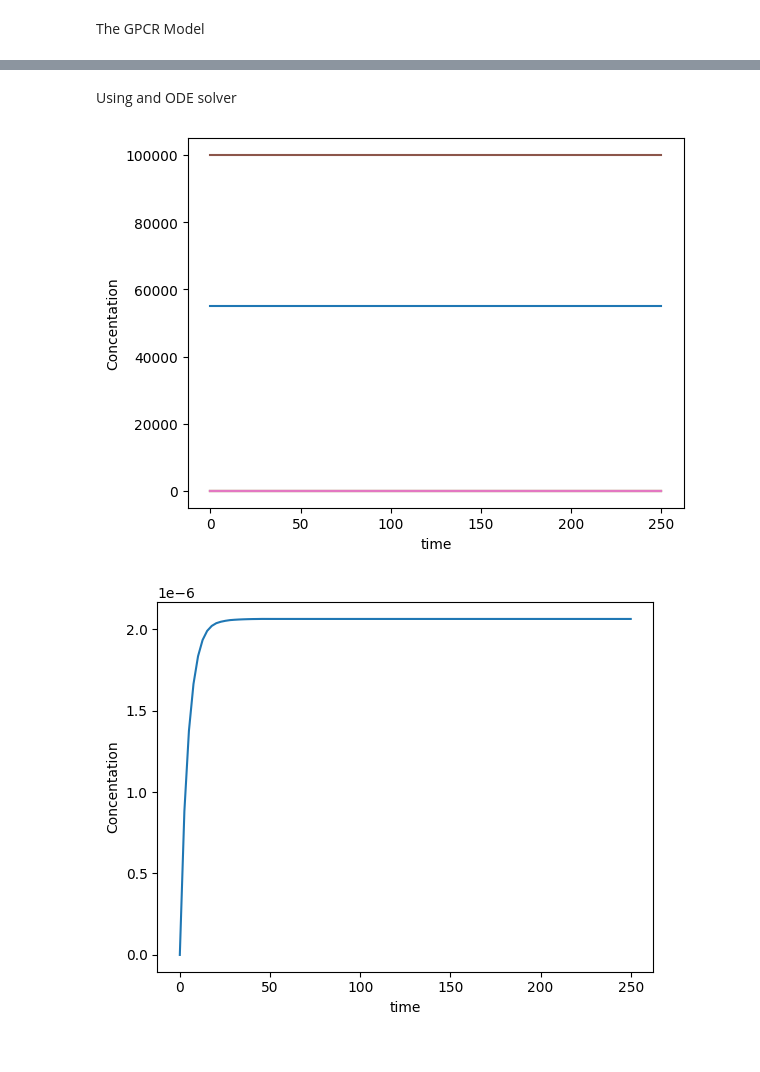
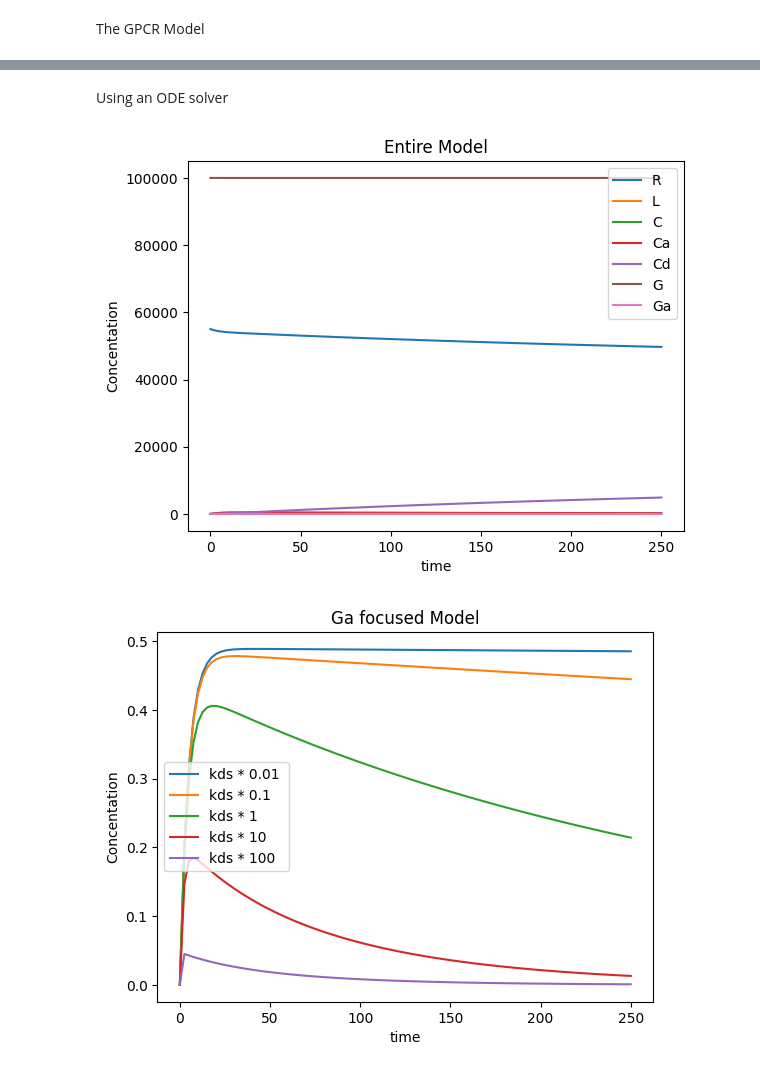
Before and after one commit to Ara101/Recapitulating-Shankaran2007-GPCR-model, a Jupyter notebook: GPCR_model/Shankaran_model.ipynb, the cells around one changed output, grey strips where cells are left out. Drawn from its saved outputs; the diff is of its cells as text; code cells hidden in the pictures.

```diff
--- a/GPCR_model/Shankaran_model.ipynb
+++ b/GPCR_model/Shankaran_model.ipynb
@@ -128,11 +136,11 @@ Kds =  6.5
 # %% [markdown]
-Using and ODE solver
+Using an ODE solver
 # %%
 #The GPCR Model with differential eq.
 # seperate ligand and receptor GPCR
 
 # funtction that returns dX/dt
-def model(X, t):
+def model(X, t, kds = 0.065):
 
     # parameters
     kon = 8.4e7
@@ -140,7 +148,6 @@ def model(X, t):
     Kd = koff/kon
     kfr = 10
     krr = 10
-    kds = 0.065
     ka = 1e-7
     ki = 2e-1
     Nav = 6.022e23
@@ -156,9 +163,9 @@ def model(X, t):
     Ga = X[6]
     ft = 0 # or  0.01*Kd
 
-    dRdt = -koff*R*L + koff*C
-    dLdt = (-koff*R*L + koff*C)/(Nav*V) + ft
-    dCdt = koff*R*L - koff*C - kfr*C + krr*Ca
+    dRdt = -kon*R*L + koff*C
+    dLdt = (-kon*R*L + koff*C)/(Nav*V) + ft
+    dCdt = kon*R*L - koff*C - kfr*C + krr*Ca
     dCadt = kfr*C - krr*Ca - kds*Ca
     dCddt = kds*Ca
     dGdt = -ka*G*Ca + ki*Ga
@@ -169,34 +176,45 @@ def model(X, t):
 # Inital conidtions
 Kd = 4.404761904761905e-09
 L = 0.01*Kd
+
+Nav = 6.022e23
+V = 4e-10
 
 RT = (5.5e4)
 GT = (1e5)
 R = RT
 G = GT
 C = 0
 Ca = 0
 Cd = 0
 Ga = 0
 
 IC = [R, L, C, Ca, Cd, G, Ga]
 
 
 # simulation time points
 t = np.linspace(0,250,100)
 
 # solve ODE
 results = odeint(model, IC, t)
 
 plt.plot(t,results)
 plt.xlabel('time')
 plt.ylabel('Concentation')
+plt.legend(['R', 'L', 'C', 'Ca', 'Cd', 'G', 'Ga'])
+plt.title('Entire Model')
 plt.show()
 
-plt.plot(t,results[:,IC.index(Ga)])
+kds =0.065
+for mag in [10**-2, 10**-1, 10**0, 10**1, 10**2]:
+    results0 = odeint(model, IC, t, args = (kds*mag,))
+    plt.plot(t,results0[:,IC.index(Ga)]/1000,label = 'kds * %s ' % mag)
+
+plt.legend()
 plt.xlabel('time')
 plt.ylabel('Concentation')
+plt.title('Ga focused Model')
 plt.show()
 # %% [output]
-[figure, old version]
+[figure, new version]
-[figure, old version]
+[figure, new version]
```
Also changed, not shown: parts of 3 cells of this notebook.
